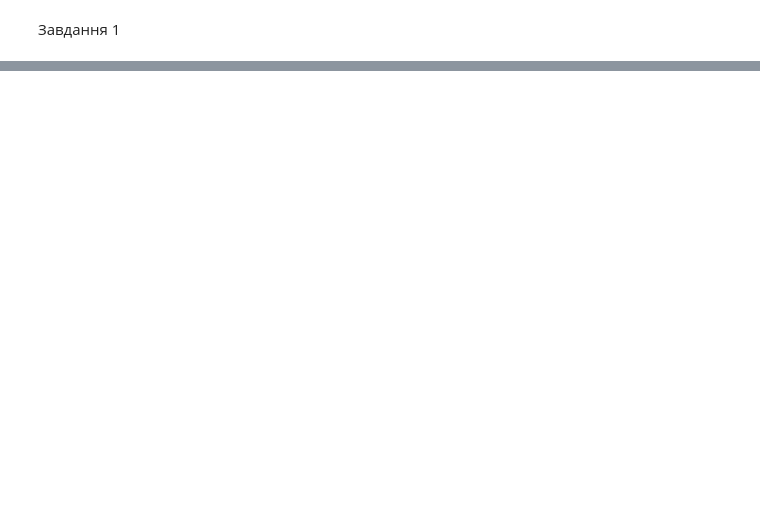
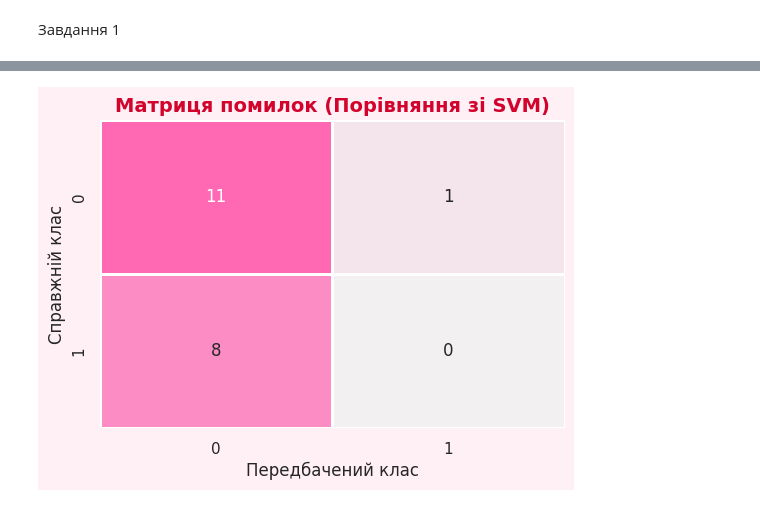
Before and after one commit to smir-nat/AK, a Jupyter notebook: lab7/lsh.ipynb, the cells around one changed output, grey strips where cells are left out. Cells and saved outputs as stored; diff of their text form; code cells hidden in the pictures; blank space fills up the shorter version.

```diff
--- a/lab7/lsh.ipynb
+++ b/lab7/lsh.ipynb
@@ -39,0 +5,90 @@ dtype: object
+# %%
+import numpy as np
+import pandas as pd
+import matplotlib.pyplot as plt
+import seaborn as seaborn_plt
+from sklearn.model_selection import train_test_split
+from sklearn.svm import SVC
+from sklearn.metrics import accuracy_score, classification_report, confusion_matrix
+from PIL import Image
+import requests
+from io import BytesIO
+
+seaborn_plt.set_theme(style="whitegrid", rc={"axes.facecolor": "#FFF0F5", "figure.facecolor": "#FFF0F5", "axes.edgecolor": "#FFB6C1"})
+
+image_filenames = [f"Image_{i}.jpg" for i in range(1, 101)]
+df = pd.DataFrame({'filename': image_filenames})
+print(f"Завантажено список файлів: {len(df)} зображень з папки data.")
+
+np.random.seed(42)
+X_features = np.random.randn(len(df), 50)
+y_labels = np.random.randint(0, 2, size=len(df))
+
+# --- ЕТАП 1: Реалізація та застосування LSH (Locality Sensitive Hashing) ---
+class LSH:
+    def __init__(self, num_buckets, num_hash_functions, input_dim):
+        self.num_buckets = num_buckets
+        self.num_hash_functions = num_hash_functions
+        self.input_dim = input_dim
+        self.hash_functions = [self._generate_hash_function() for _ in range(num_hash_functions)]
+        self.buckets = {i: [] for i in range(num_buckets)}
+
+    def _generate_hash_function(self):
+        return np.random.randn(self.input_dim)
+
+    def hash(self, vector):
+        hashes = []
+        for hash_function in self.hash_functions:
+            hash_value = np.dot(vector, hash_function)
+            hash_value = hash_value / np.linalg.norm(hash_function)
+            hash_value = int(hash_value)
+            hashes.append(hash_value)
+        return hashes
+
+    def add_vector(self, vector):
+        hashes = self.hash(vector)
+        for i, hash_value in enumerate(hashes):
+            self.buckets[hash_value % self.num_buckets].append((i, vector))
+
+    def query(self, query_vector):
+        query_hashes = self.hash(query_vector)
+        similar_items = []
+        for hash_value in query_hashes:
+            bucket = self.buckets[hash_value % self.num_buckets]
+            for item in bucket:
+                if np.array_equal(item[1], query_vector):
+                    continue
+                if not any(np.array_equal(existing_item[1], item[1]) for existing_item in similar_items):
+                    similar_items.append(item)
+        return similar_items
+
+lsh = LSH(num_buckets=10, num_hash_functions=5, input_dim=50)
+for vector in X_features:
+    lsh.add_vector(vector)
+
+query_vector = np.random.randn(50)
+similar_items = lsh.query(query_vector)
+print(f"LSH успішно відфільтрував і знайшов схожих об'єктів у бакетах: {len(similar_items)}")
+
+
+# --- ЕТАП 2: Порівняння з класифікатором SVM (з попередніх лабораторних) ---
+X_train, X_test, y_train, y_test = train_test_split(X_features, y_labels, test_size=0.2, random_state=42)
+
+svm_clf = SVC(kernel='rbf', C=1.0, random_state=42)
+svm_clf.fit(X_train, y_train)
+y_pred = svm_clf.predict(X_test)
+
+accuracy = accuracy_score(y_test, y_pred)
+print(f"\nТочність (Accuracy) класифікатора SVM для порівняння: {accuracy:.4f}")
+print("\nЗвіт класифікації SVM:")
+print(classification_report(y_test, y_pred))
+
+cm = confusion_matrix(y_test, y_pred)
+plt.figure(figsize=(6, 4))
+seaborn_plt.heatmap(cm, annot=True, fmt='d', cmap=seaborn_plt.light_palette("#FF69B4", as_cmap=True),
+                    cbar=False, linewidths=2, linecolor='white')
+plt.title('Матриця помилок (Порівняння зі SVM)', fontsize=14, fontweight='bold', color='#D2042D')
+plt.xlabel('Передбачений клас', fontsize=12)
+plt.ylabel('Справжній клас', fontsize=12)
+plt.show()
+# %% [output]
@@ -39,0 +109 @@ dtype: object
+[figure, added]
```
Also changed, not shown: parts of 3 cells of this notebook.
